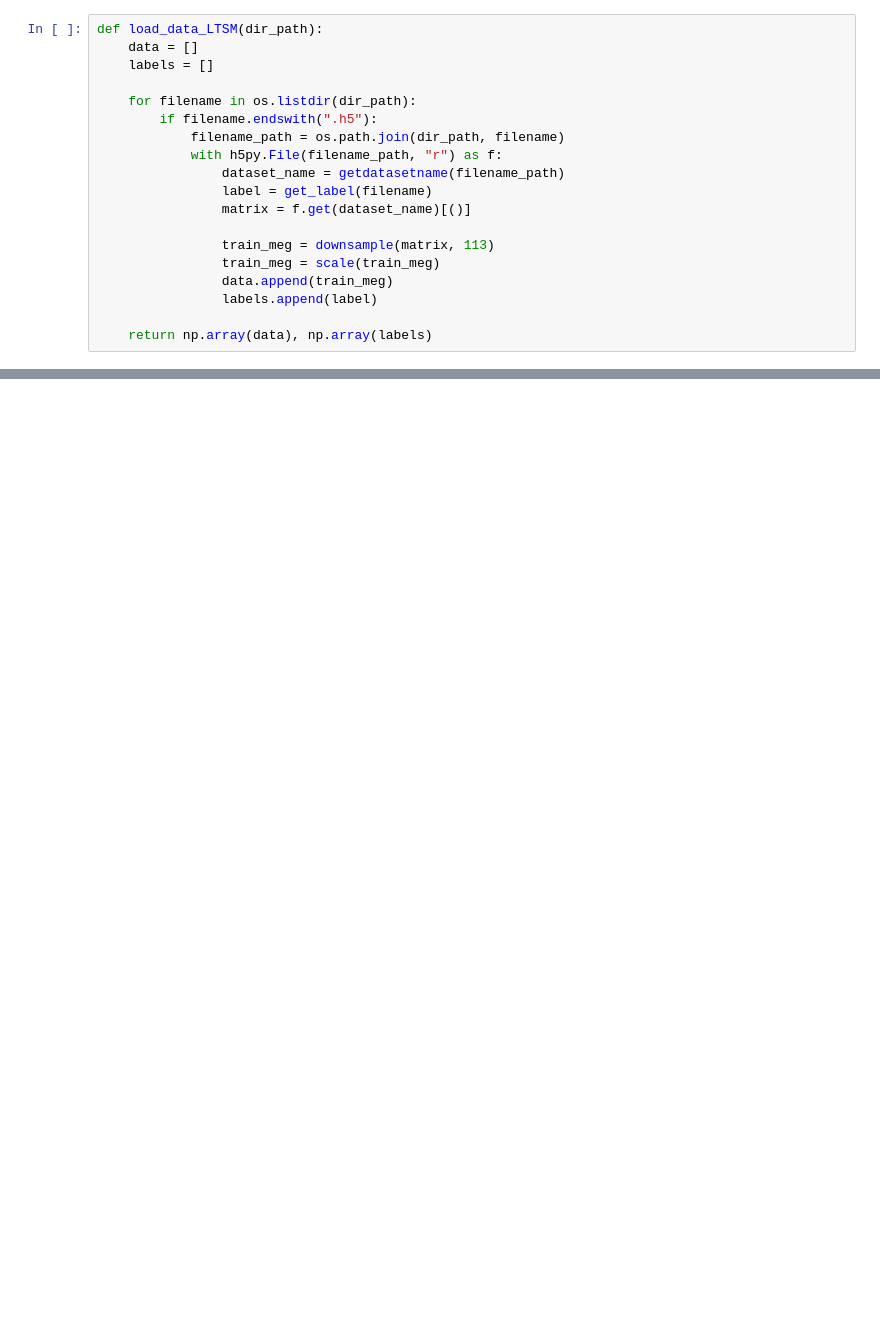
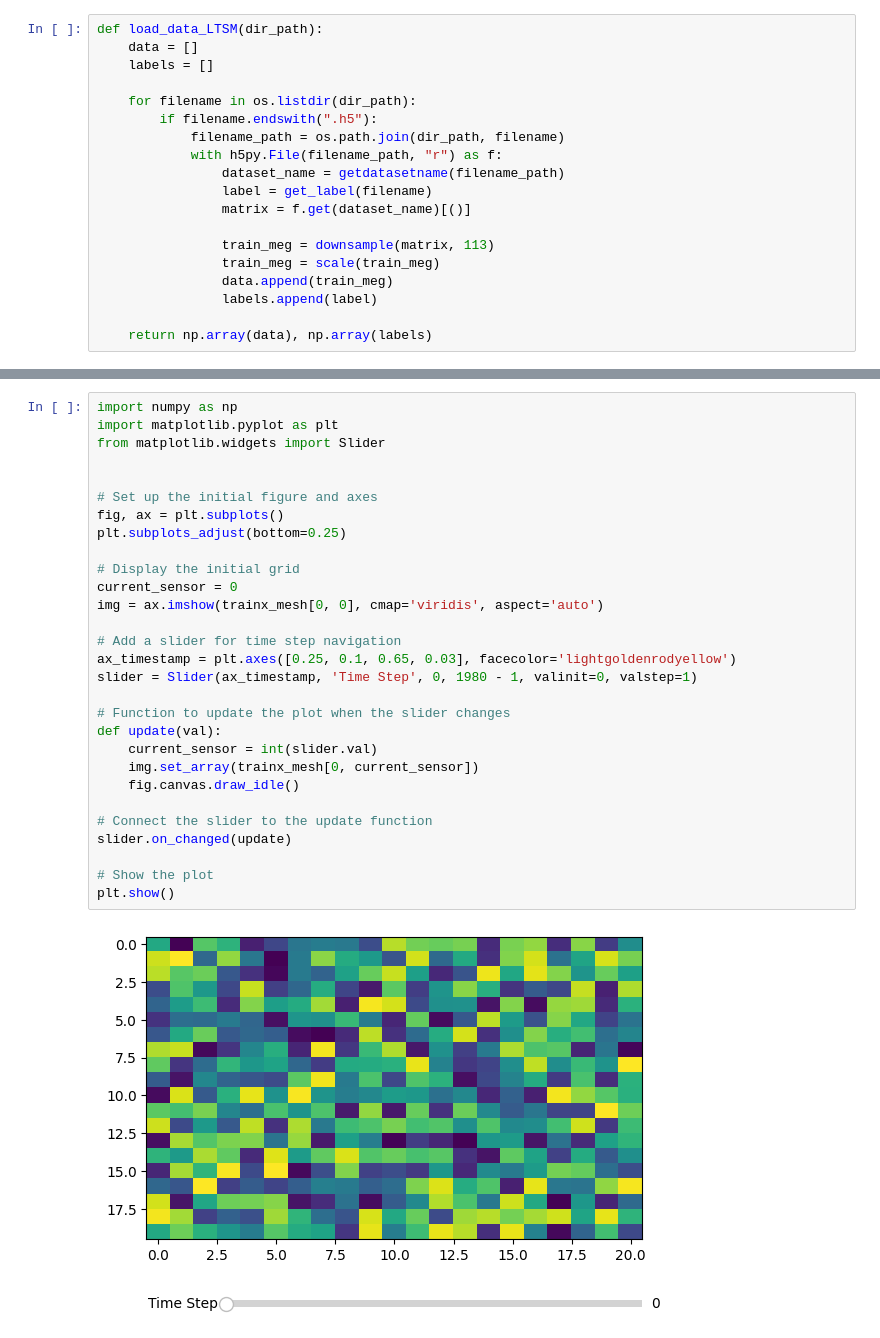
Before and after one commit to Roestenburg-J/PRDL_Assignment_2, a Jupyter notebook: basic_nn.ipynb, the cells around one changed output, grey strips where cells are left out. Drawn from its saved outputs; the diff is of its cells as text; blank space fills up the shorter version.

```diff
--- a/basic_nn.ipynb
+++ b/basic_nn.ipynb
@@ -210,0 +569,31 @@ print(testy)
+# %%
+import numpy as np
+import matplotlib.pyplot as plt
+from matplotlib.widgets import Slider
+
+
+# Set up the initial figure and axes
+fig, ax = plt.subplots()
+plt.subplots_adjust(bottom=0.25)
+
+# Display the initial grid
+current_sensor = 0
+img = ax.imshow(trainx_mesh[0, 0], cmap='viridis', aspect='auto')
+
+# Add a slider for time step navigation
+ax_timestamp = plt.axes([0.25, 0.1, 0.65, 0.03], facecolor='lightgoldenrodyellow')
+slider = Slider(ax_timestamp, 'Time Step', 0, 1980 - 1, valinit=0, valstep=1)
+
+# Function to update the plot when the slider changes
+def update(val):
+    current_sensor = int(slider.val)
+    img.set_array(trainx_mesh[0, current_sensor])
+    fig.canvas.draw_idle()
+
+# Connect the slider to the update function
+slider.on_changed(update)
+
+# Show the plot
+plt.show()
+# %% [output]
+[figure, added]
```
Also changed, not shown: parts of 10 cells of this notebook, 2 other files.
